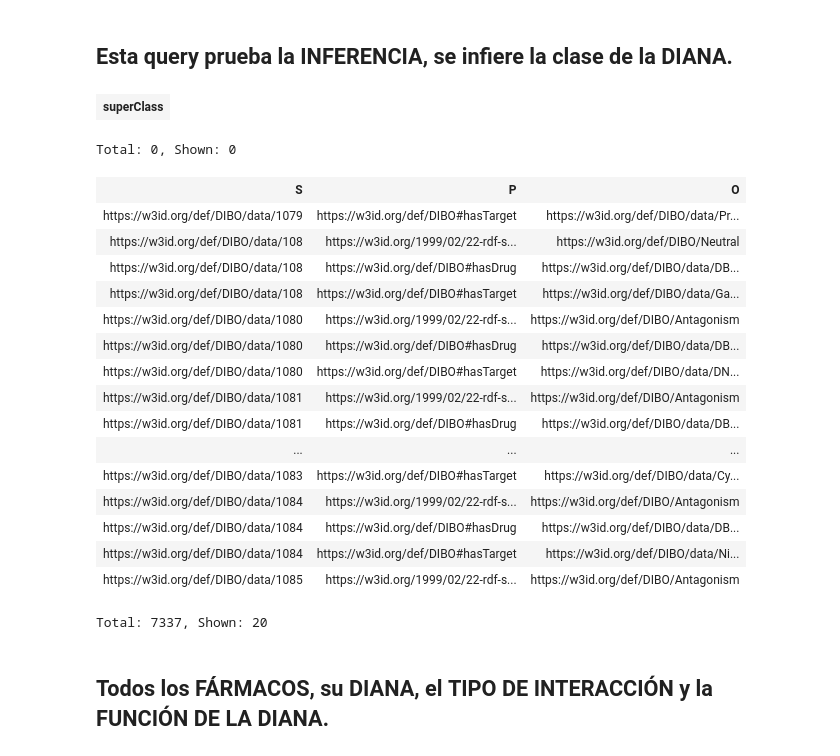
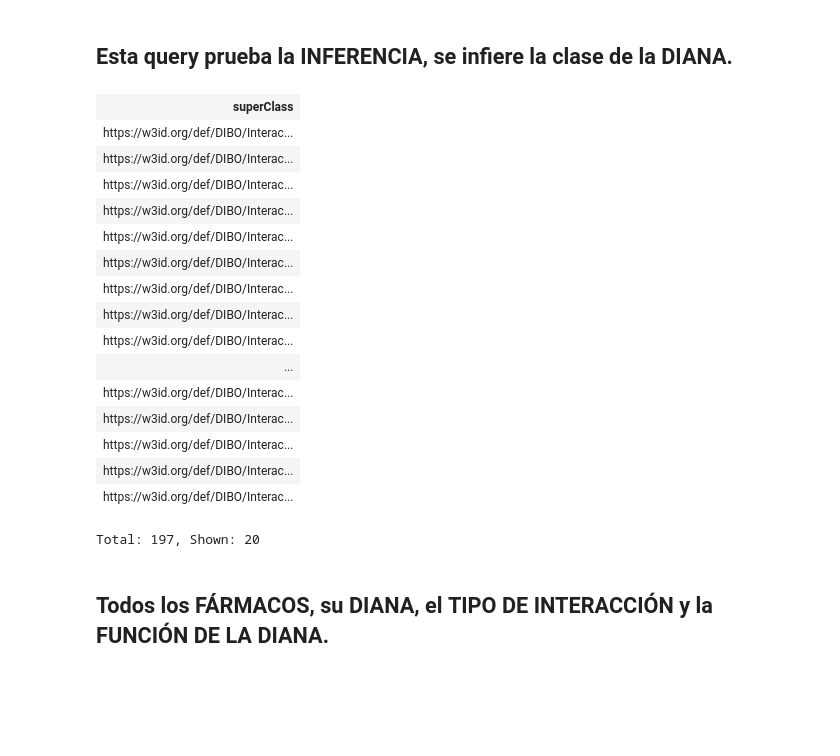
Before and after one commit to FernandoGaGu/DrugInterBankOntology, a Jupyter notebook: SPARQL/SPARQL.ipynb, the cells around one changed output. Cells and saved outputs as stored; diff of their text form; code cells hidden in the pictures; blank space fills up the shorter version.

```diff
--- a/SPARQL/SPARQL.ipynb
+++ b/SPARQL/SPARQL.ipynb
@@ -7,41 +7,34 @@ Endpoint set to: http://192.168.1.128:9999/blazegraph/namespace/DIBO/sparql
 # %%
 PREFIX dibo: <https://w3id.org/def/DIBO#>
 PREFIX dibo_core: <https://w3id.org/def/DIBO/>
 PREFIX dibo_data: <https://w3id.org/def/DIBO/data>
-PREFIX rdf: <https://w3id.org/1999/02/22-rdf-syntax-ns#>
+PREFIX rdf: <https://www.w3id.org/1999/02/22-rdf-syntax-ns#>
 PREFIX rdfs: <http://www.w3.org/2000/01/rdf-schema#>
-PREFIX xsd: <https://w3id.org/2001/XMLSchema#>
+PREFIX xsd: <https://www.w3id.org/2001/XMLSchema#>
 SELECT  ?superClass
 WHERE{
     ?interaction dibo:hasTarget ?target ;
                  a ?class .
     ?class rdfs:subClassOf ?superClass
 }
 # %% [output]
 | superClass |
+| https://w3id.org/def/DIBO/Interac... |
+| https://w3id.org/def/DIBO/Interac... |
+| https://w3id.org/def/DIBO/Interac... |
+| https://w3id.org/def/DIBO/Interac... |
+| https://w3id.org/def/DIBO/Interac... |
+| https://w3id.org/def/DIBO/Interac... |
+| https://w3id.org/def/DIBO/Interac... |
+| https://w3id.org/def/DIBO/Interac... |
+| https://w3id.org/def/DIBO/Interac... |
+| ... |
+| https://w3id.org/def/DIBO/Interac... |
+| https://w3id.org/def/DIBO/Interac... |
+| https://w3id.org/def/DIBO/Interac... |
+| https://w3id.org/def/DIBO/Interac... |
+| https://w3id.org/def/DIBO/Interac... |
-Total: 0, Shown: 0
+Total: 197, Shown: 20
-# %%
-SELECT DISTINCT *
-WHERE{
-  ?S ?P ?O}
-# %% [output]
-| S | P | O |
-| https://w3id.org/def/DIBO/data/1079 | https://w3id.org/def/DIBO#hasTarget | https://w3id.org/def/DIBO/data/Pr... |
-| https://w3id.org/def/DIBO/data/108 | https://w3id.org/1999/02/22-rdf-s... | https://w3id.org/def/DIBO/Neutral |
-| https://w3id.org/def/DIBO/data/108 | https://w3id.org/def/DIBO#hasDrug | https://w3id.org/def/DIBO/data/DB... |
-| https://w3id.org/def/DIBO/data/108 | https://w3id.org/def/DIBO#hasTarget | https://w3id.org/def/DIBO/data/Ga... |
-| https://w3id.org/def/DIBO/data/1080 | https://w3id.org/1999/02/22-rdf-s... | https://w3id.org/def/DIBO/Antagonism |
-| https://w3id.org/def/DIBO/data/1080 | https://w3id.org/def/DIBO#hasDrug | https://w3id.org/def/DIBO/data/DB... |
-| https://w3id.org/def/DIBO/data/1080 | https://w3id.org/def/DIBO#hasTarget | https://w3id.org/def/DIBO/data/DN... |
-| https://w3id.org/def/DIBO/data/1081 | https://w3id.org/1999/02/22-rdf-s... | https://w3id.org/def/DIBO/Antagonism |
-| https://w3id.org/def/DIBO/data/1081 | https://w3id.org/def/DIBO#hasDrug | https://w3id.org/def/DIBO/data/DB... |
-| ... | ... | ... |
-| https://w3id.org/def/DIBO/data/1083 | https://w3id.org/def/DIBO#hasTarget | https://w3id.org/def/DIBO/data/Cy... |
-| https://w3id.org/def/DIBO/data/1084 | https://w3id.org/1999/02/22-rdf-s... | https://w3id.org/def/DIBO/Antagonism |
-| https://w3id.org/def/DIBO/data/1084 | https://w3id.org/def/DIBO#hasDrug | https://w3id.org/def/DIBO/data/DB... |
-| https://w3id.org/def/DIBO/data/1084 | https://w3id.org/def/DIBO#hasTarget | https://w3id.org/def/DIBO/data/Ni... |
-| https://w3id.org/def/DIBO/data/1085 | https://w3id.org/1999/02/22-rdf-s... | https://w3id.org/def/DIBO/Antagonism |
-Total: 7337, Shown: 20
 # %% [markdown]
 ## Todos los **FÁRMACOS**, su **DIANA**, el **TIPO DE INTERACCIÓN** y la **FUNCIÓN DE LA DIANA**.
 # %%
```
Also changed, not shown: parts of 10 cells of this notebook, 9 other files.
